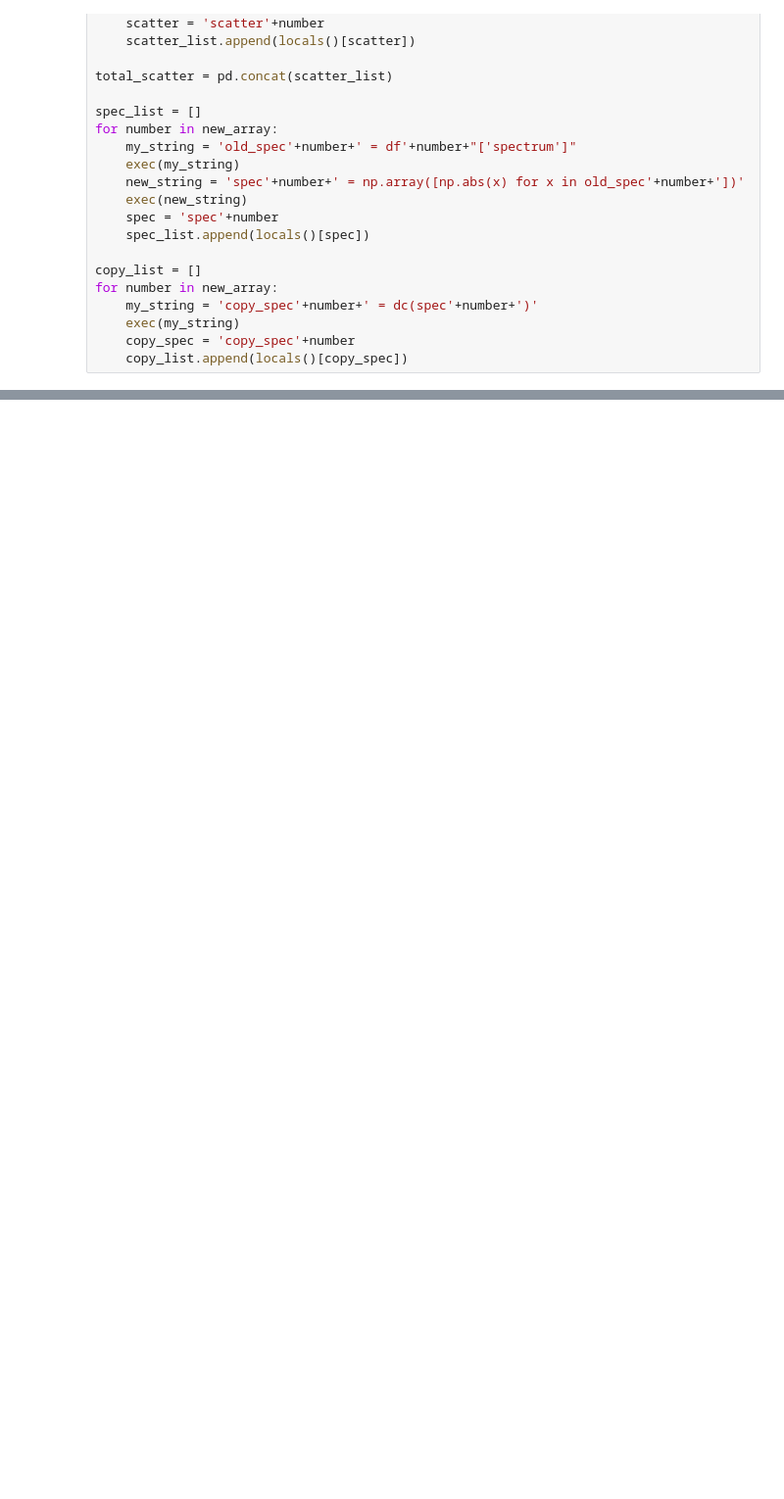
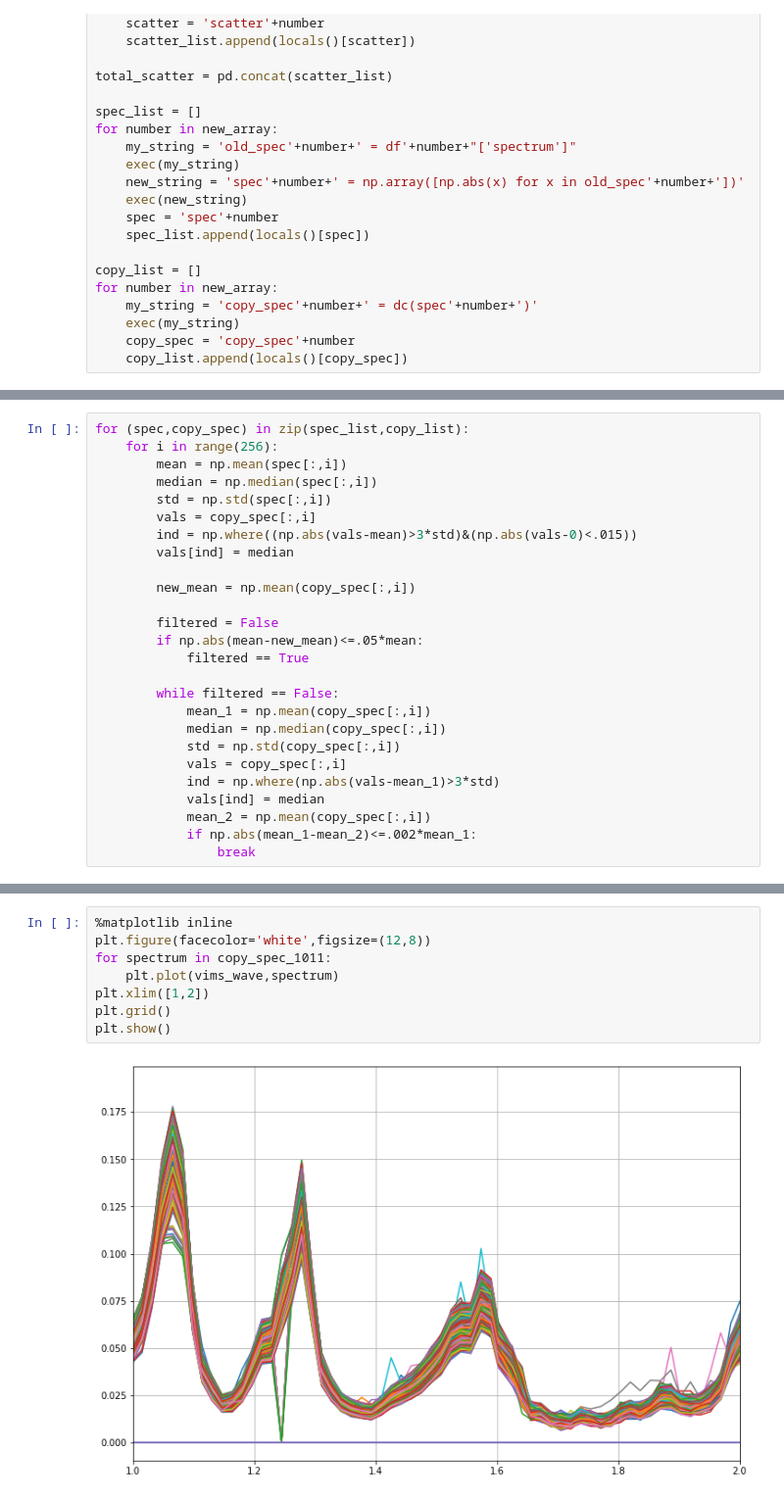
Before and after one commit to lucaslibshutz/spectralResearch, a Jupyter notebook: final_filtering_2.ipynb, the cells around one changed output, grey strips where cells are left out. Shown at 98% size. Saved outputs shown, nothing was run; the diff lists cells and outputs as text; blank space fills up the shorter version.

```diff
--- a/final_filtering_2.ipynb
+++ b/final_filtering_2.ipynb
@@ -142,3 +95,29 @@ for (spec,copy_spec,j) in zip(spec_list,copy_list,range(7)):
+# %%
+for (spec,copy_spec) in zip(spec_list,copy_list):
+    for i in range(256):
+        mean = np.mean(spec[:,i])
+        median = np.median(spec[:,i])
+        std = np.std(spec[:,i])
+        vals = copy_spec[:,i]
+        ind = np.where((np.abs(vals-mean)>3*std)&(np.abs(vals-0)<.015))
+        vals[ind] = median
+
+        new_mean = np.mean(copy_spec[:,i])
+
+        filtered = False
+        if np.abs(mean-new_mean)<=.05*mean:
+            filtered == True
+
+        while filtered == False:
+            mean_1 = np.mean(copy_spec[:,i])
+            median = np.median(copy_spec[:,i])
+            std = np.std(copy_spec[:,i])
+            vals = copy_spec[:,i]
+            ind = np.where(np.abs(vals-mean_1)>3*std)
+            vals[ind] = median
+            mean_2 = np.mean(copy_spec[:,i])
+            if np.abs(mean_1-mean_2)<=.002*mean_1:
+                break
 # %%
 %matplotlib inline
 fig,axs = plt.subplots(3,3,figsize=(40,25),facecolor='white')
@@ -162,0 +142,10 @@ plt.show()
+# %%
+%matplotlib inline
+plt.figure(facecolor='white',figsize=(12,8))
+for spectrum in copy_spec_1011:
+    plt.plot(vims_wave,spectrum)
+plt.xlim([1,2])
+plt.grid()
+plt.show()
+# %% [output]
+[figure, added]
```
Also changed, not shown: parts of 2 cells of this notebook, 2 other files.
